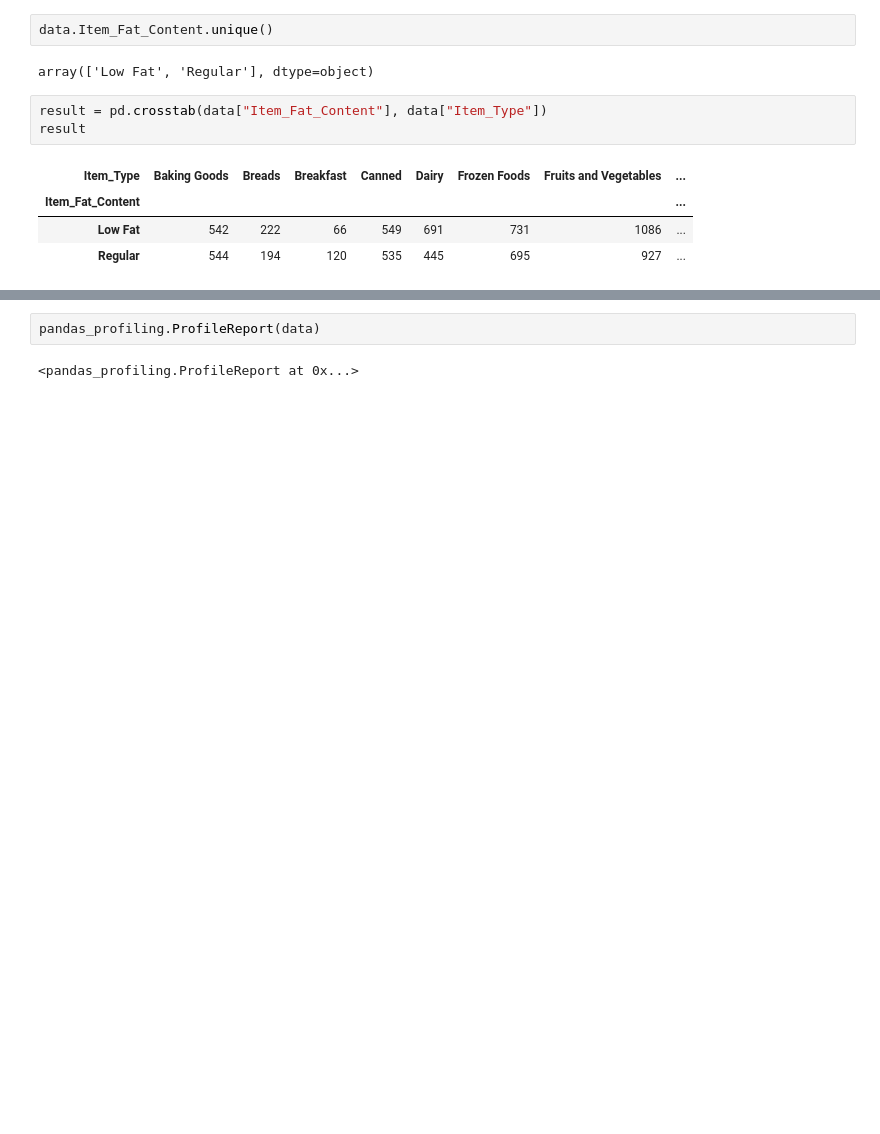
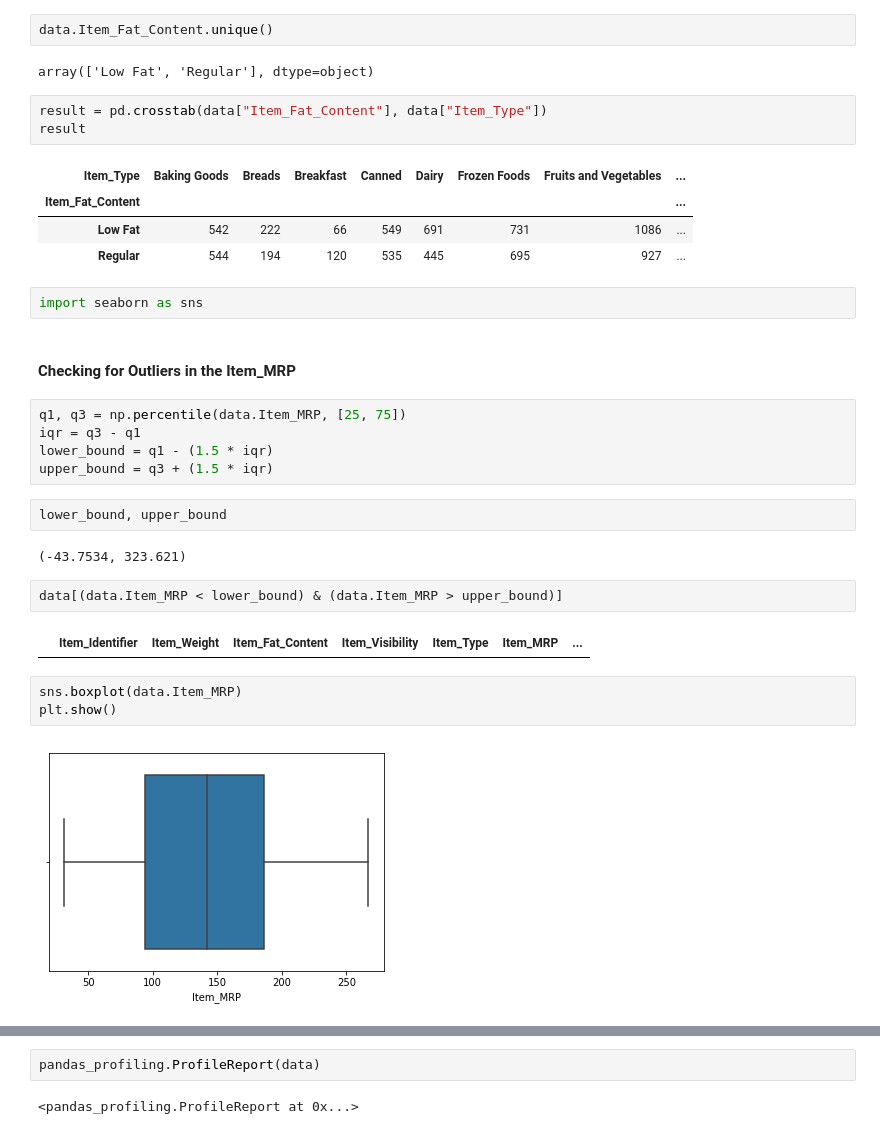
Before and after one commit to Ventsislav-Yordanov/Bigmart-Sales-Predictions, a Jupyter notebook: Bigmart Sales Predictions.ipynb, the cells around one changed output, grey strips where cells are left out. Saved outputs shown, nothing was run; the diff lists cells and outputs as text; blank space fills up the shorter version.

```diff
--- a/Bigmart Sales Predictions.ipynb
+++ b/Bigmart Sales Predictions.ipynb
@@ -538,3 +538,25 @@ result
 | Item_Fat_Content |  |  |  |  |  |  |  | ... |
 | Low Fat | 542 | 222 | 66 | 549 | 691 | 731 | 1086 | ... |
 | Regular | 544 | 194 | 120 | 535 | 445 | 695 | 927 | ... |
+# %%
+import seaborn as sns
+# %% [markdown]
+#### Checking for Outliers in the Item_MRP
+# %%
+q1, q3 = np.percentile(data.Item_MRP, [25, 75])
+iqr = q3 - q1
+lower_bound = q1 - (1.5 * iqr)
+upper_bound = q3 + (1.5 * iqr)
+# %%
+lower_bound, upper_bound
+# %% [output]
+(-43.7534, 323.621)
+# %%
+data[(data.Item_MRP < lower_bound) & (data.Item_MRP > upper_bound)]
+# %% [output]
+|  | Item_Identifier | Item_Weight | Item_Fat_Content | Item_Visibility | Item_Type | Item_MRP | ... |
+# %%
+sns.boxplot(data.Item_MRP)
+plt.show()
+# %% [output]
+[figure, added]
```
Also changed, not shown: parts of 9 cells of this notebook.
